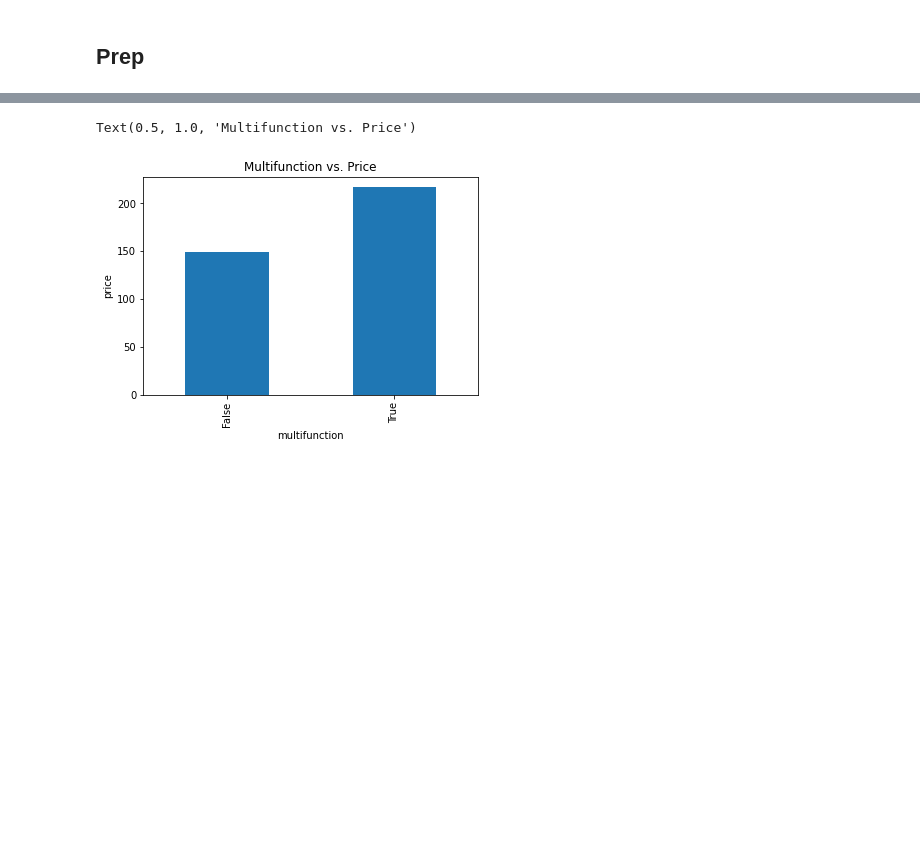
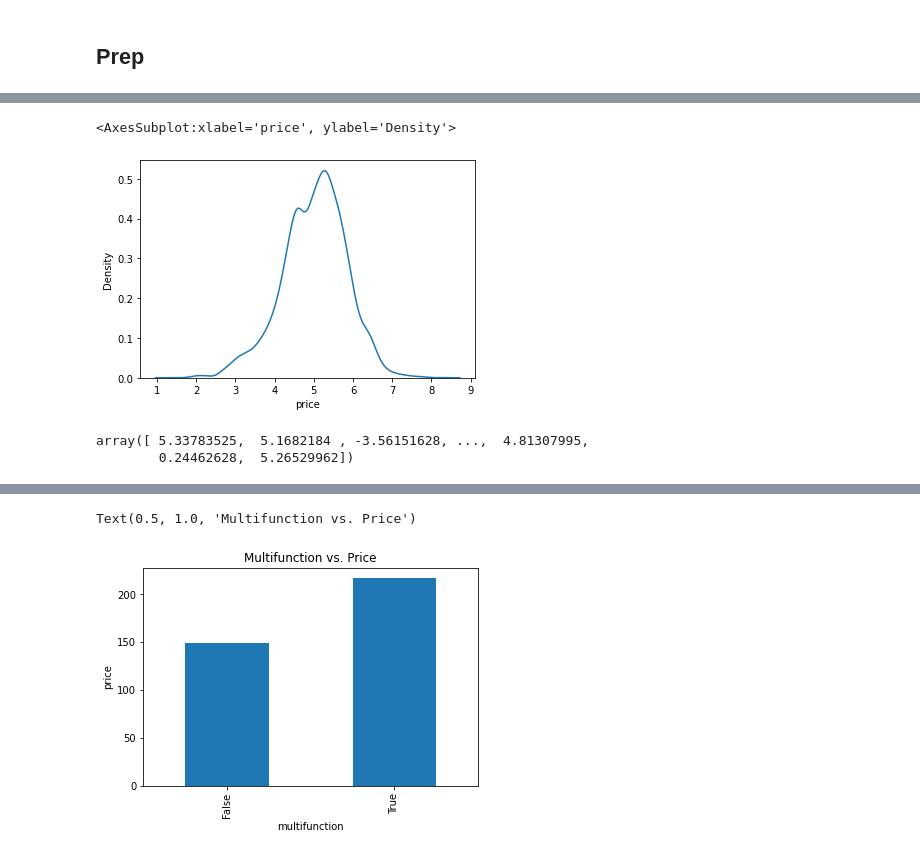
Before and after one commit to zstone00000/nycdsa_python_project, a Jupyter notebook: Eurorack_EDA.ipynb, the cells around one changed output, grey strips where cells are left out. Drawn from its saved outputs; the diff is of its cells as text; code cells hidden in the pictures; blank space fills up the shorter version.

```diff
--- a/Eurorack_EDA.ipynb
+++ b/Eurorack_EDA.ipynb
@@ -92,0 +152,5 @@ See the caveats in the documentation: https://pandas.pydata.org/pandas-docs/stab
+# %%
+sns.kdeplot(np.log(df_brands.price))
+# %% [output]
+<AxesSubplot:xlabel='price', ylabel='Density'>
+[figure, added]
@@ -92,0 +159,5 @@ See the caveats in the documentation: https://pandas.pydata.org/pandas-docs/stab
+# %%
+std_log_price * np.random.standard_t(1, size=5000) + mean_log_price
+# %% [output]
+array([ 5.33783525,  5.1682184 , -3.56151628, ...,  4.81307995,
+        0.24462628,  5.26529962])
```
Also changed, not shown: parts of 70 cells of this notebook.
